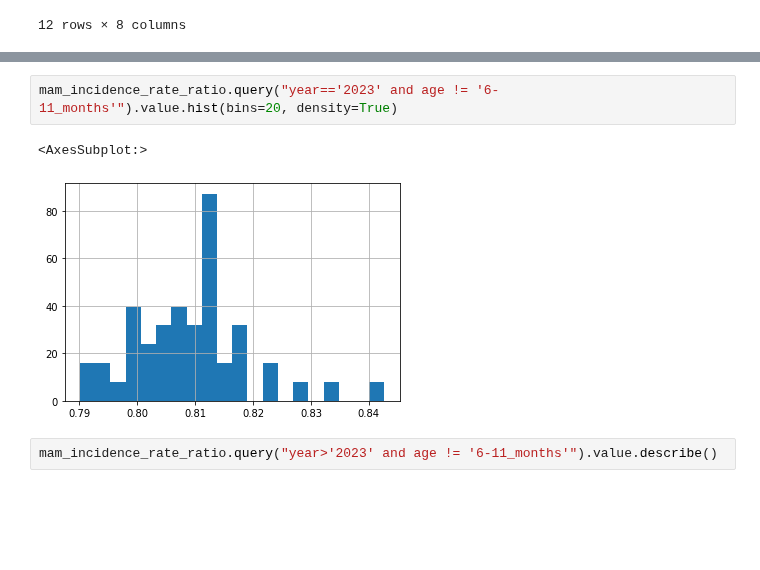
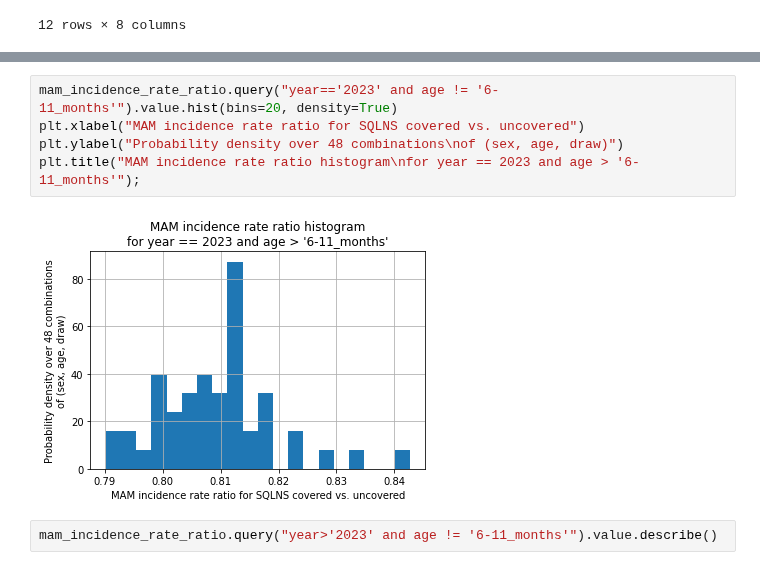
Before and after one commit to ihmeuw/vivarium_research_ciff_sam, a Jupyter notebook: model_validation/model3/2021_09_09a_ciff_sam_v3.1_vv.ipynb, the cells around one changed output, grey strips where cells are left out. Drawn from its saved outputs; the diff is of its cells as text; blank space fills up the shorter version.

```diff
--- a/model_validation/model3/2021_09_09a_ciff_sam_v3.1_vv.ipynb
+++ b/model_validation/model3/2021_09_09a_ciff_sam_v3.1_vv.ipynb
@@ -557,8 +672,10 @@ mam_incidence_rate_ratio.groupby(['year', 'age']).value.describe()
 # %%
 mam_incidence_rate_ratio.query("year=='2023' and age != '6-11_months'").value.hist(bins=20, density=True)
+plt.xlabel("MAM incidence rate ratio for SQLNS covered vs. uncovered")
+plt.ylabel("Probability density over 48 combinations\nof (sex, age, draw)")
+plt.title("MAM incidence rate ratio histogram\nfor year == 2023 and age > '6-11_months'");
 # %% [output]
-<AxesSubplot:>
-[figure, old version]
+[figure, new version]
 # %%
 mam_incidence_rate_ratio.query("year>'2023' and age != '6-11_months'").value.describe()
 # %% [output]
```
Also changed, not shown: parts of 69 cells of this notebook.
